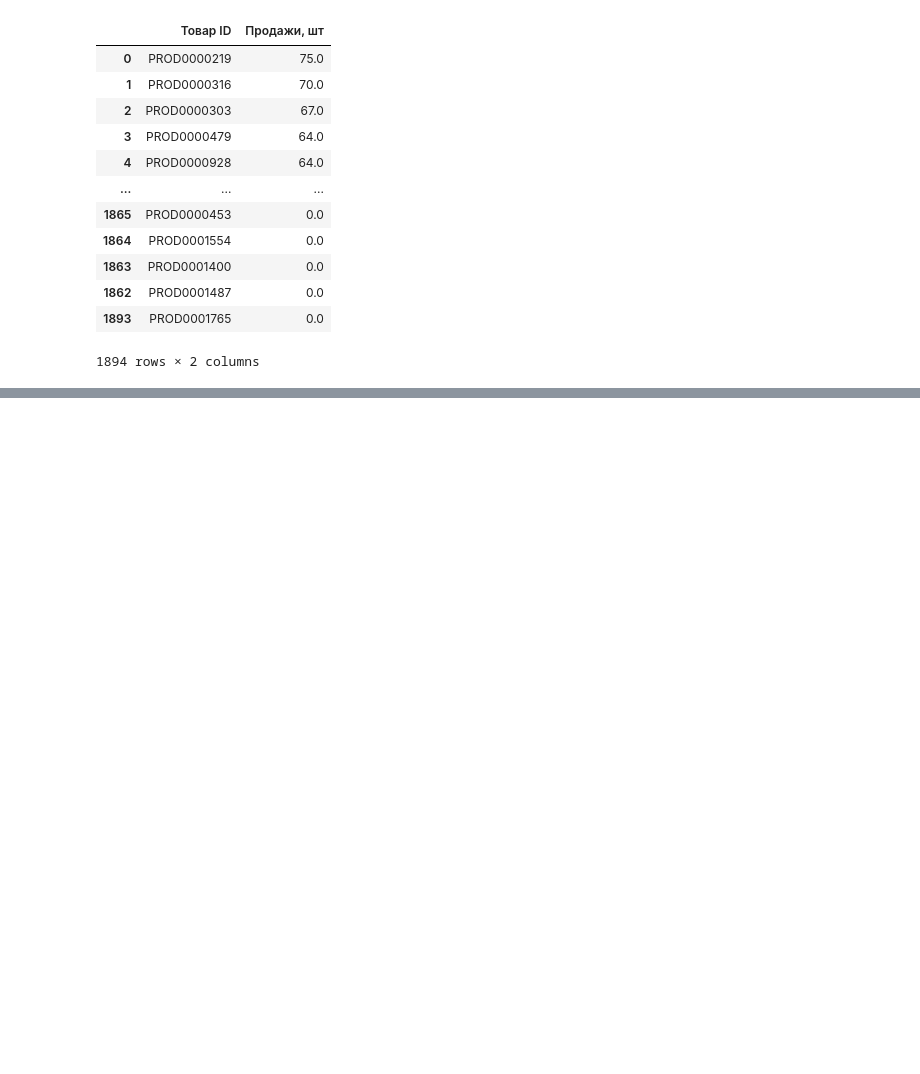
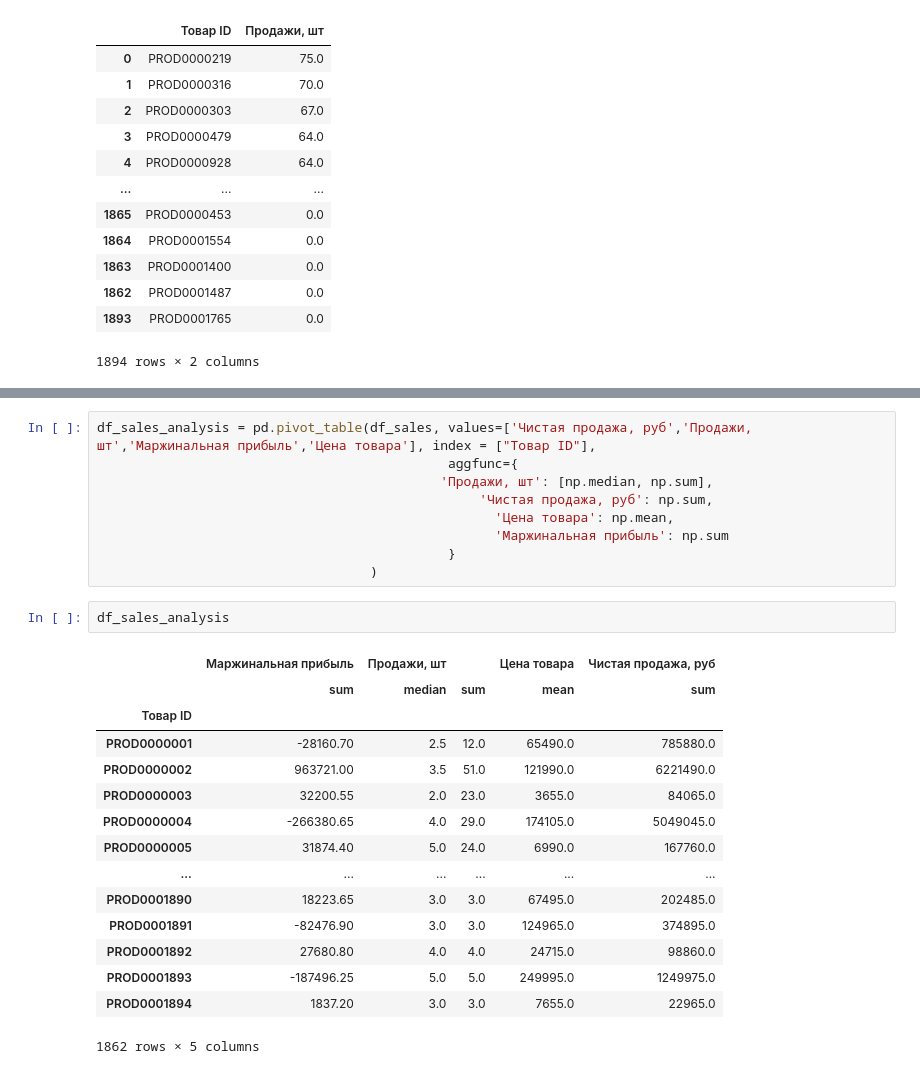
Before and after one commit to OctoBus177/Krok_data_analyses, a Jupyter notebook: all.ipynb, the cells around one changed output, grey strips where cells are left out. Cells and saved outputs as stored; diff of their text form; blank space fills up the shorter version.

```diff
--- a/all.ipynb
+++ b/all.ipynb
@@ -164,0 +184,27 @@ df_working
+# %%
+df_sales_analysis = pd.pivot_table(df_sales, values=['Чистая продажа, руб','Продажи, шт','Маржинальная прибыль','Цена товара'], index = ["Товар ID"],
+                                             aggfunc={
+                                            'Продажи, шт': [np.median, np.sum],
+                                                 'Чистая продажа, руб': np.sum,
+                                                   'Цена товара': np.mean,
+                                                   'Маржинальная прибыль': np.sum
+                                             }
+                                   )
+# %%
+df_sales_analysis
+# %% [output]
+|  | Маржинальная прибыль | Продажи, шт |  | Цена товара | Чистая продажа, руб |
+|  | sum | median | sum | mean | sum |
+| Товар ID |  |  |  |  |  |
+| PROD0000001 | -28160.70 | 2.5 | 12.0 | 65490.0 | 785880.0 |
+| PROD0000002 | 963721.00 | 3.5 | 51.0 | 121990.0 | 6221490.0 |
+| PROD0000003 | 32200.55 | 2.0 | 23.0 | 3655.0 | 84065.0 |
+| PROD0000004 | -266380.65 | 4.0 | 29.0 | 174105.0 | 5049045.0 |
+| PROD0000005 | 31874.40 | 5.0 | 24.0 | 6990.0 | 167760.0 |
+| ... | ... | ... | ... | ... | ... |
+| PROD0001890 | 18223.65 | 3.0 | 3.0 | 67495.0 | 202485.0 |
+| PROD0001891 | -82476.90 | 3.0 | 3.0 | 124965.0 | 374895.0 |
+| PROD0001892 | 27680.80 | 4.0 | 4.0 | 24715.0 | 98860.0 |
+| PROD0001893 | -187496.25 | 5.0 | 5.0 | 249995.0 | 1249975.0 |
+| PROD0001894 | 1837.20 | 3.0 | 3.0 | 7655.0 | 22965.0 |
+1862 rows × 5 columns
```
Also changed, not shown: parts of 20 cells of this notebook, 2 other files.
